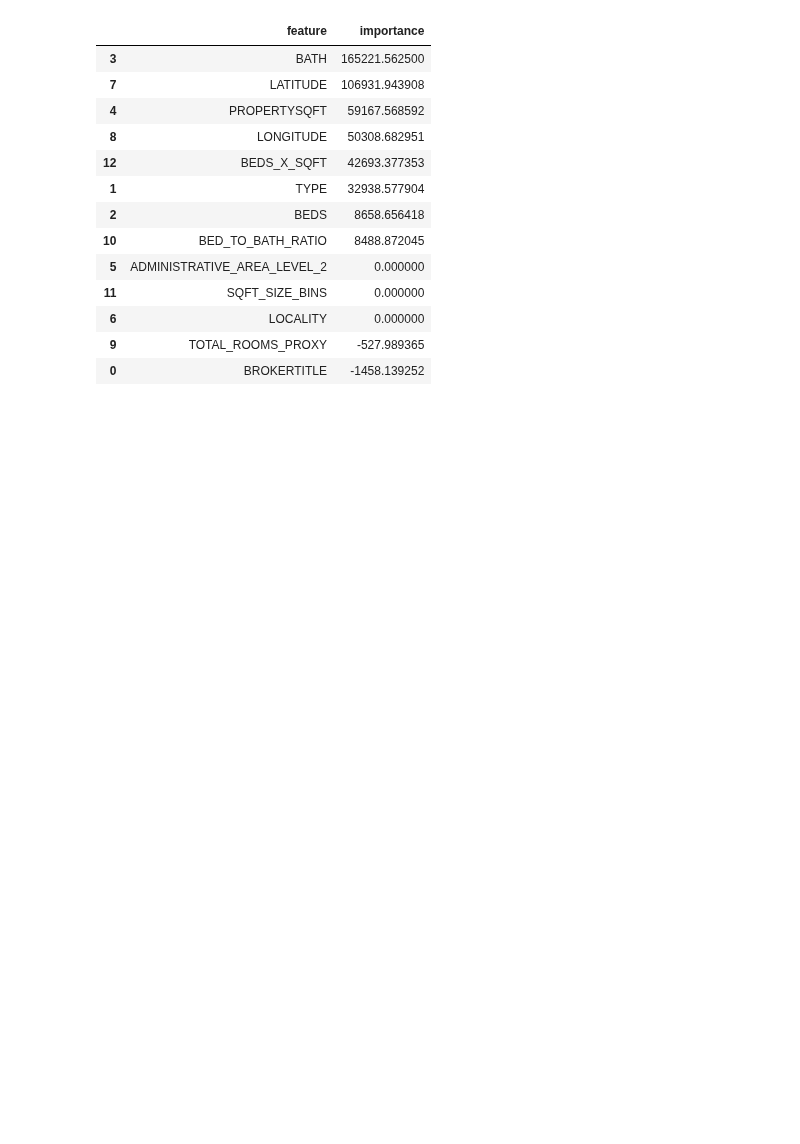
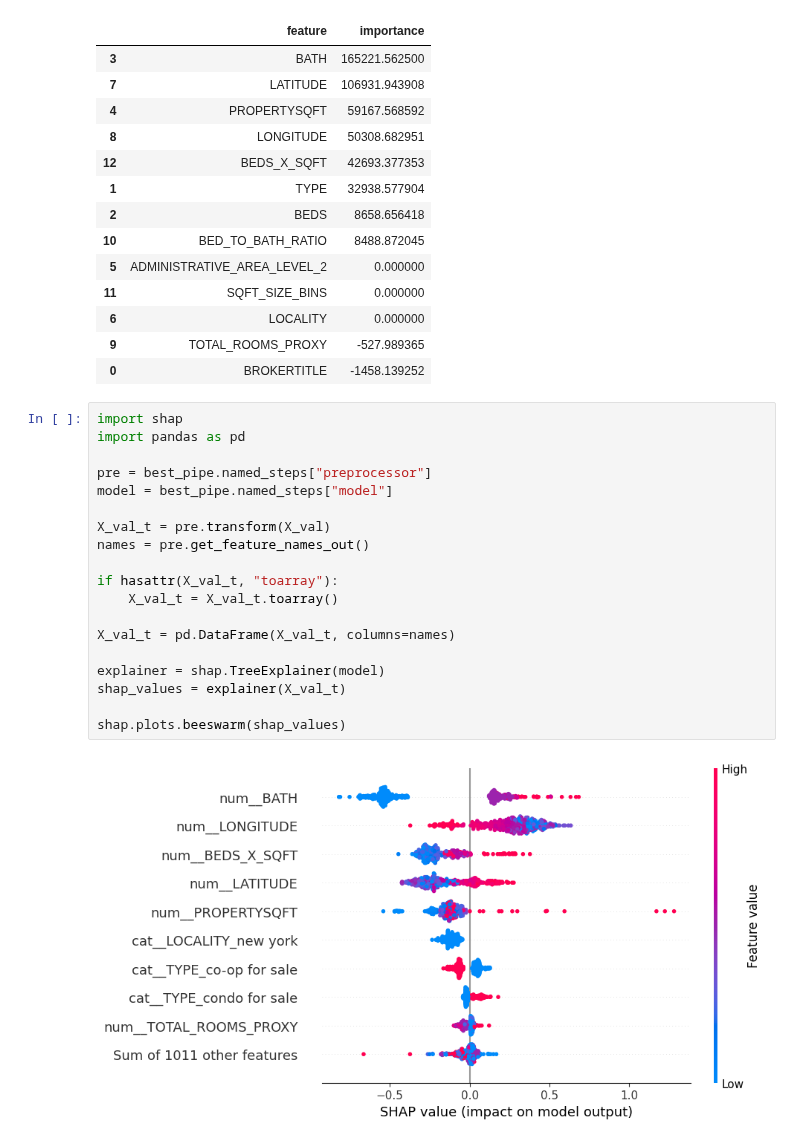
Before and after one commit to Chandrika-Saha/Machine-Learning-Algos, a Jupyter notebook: HousePricePrediction.ipynb, the cells around one changed output. Saved outputs shown, nothing was run; the diff lists cells and outputs as text; blank space fills up the shorter version.

Commit message:
SHAP analysis

```diff
--- a/HousePricePrediction.ipynb
+++ b/HousePricePrediction.ipynb
@@ -1280,3 +1280,24 @@ im_df
 | 6 | LOCALITY | 0.000000 |
 | 9 | TOTAL_ROOMS_PROXY | -527.989365 |
 | 0 | BROKERTITLE | -1458.139252 |
+# %%
+import shap
+import pandas as pd
+
+pre = best_pipe.named_steps["preprocessor"]
+model = best_pipe.named_steps["model"]
+
+X_val_t = pre.transform(X_val)
+names = pre.get_feature_names_out()
+
+if hasattr(X_val_t, "toarray"):
+    X_val_t = X_val_t.toarray()
+
+X_val_t = pd.DataFrame(X_val_t, columns=names)
+
+explainer = shap.TreeExplainer(model)
+shap_values = explainer(X_val_t)
+
+shap.plots.beeswarm(shap_values)
+# %% [output]
+[figure, added]
```
Also changed, not shown: parts of 13 cells of this notebook.
